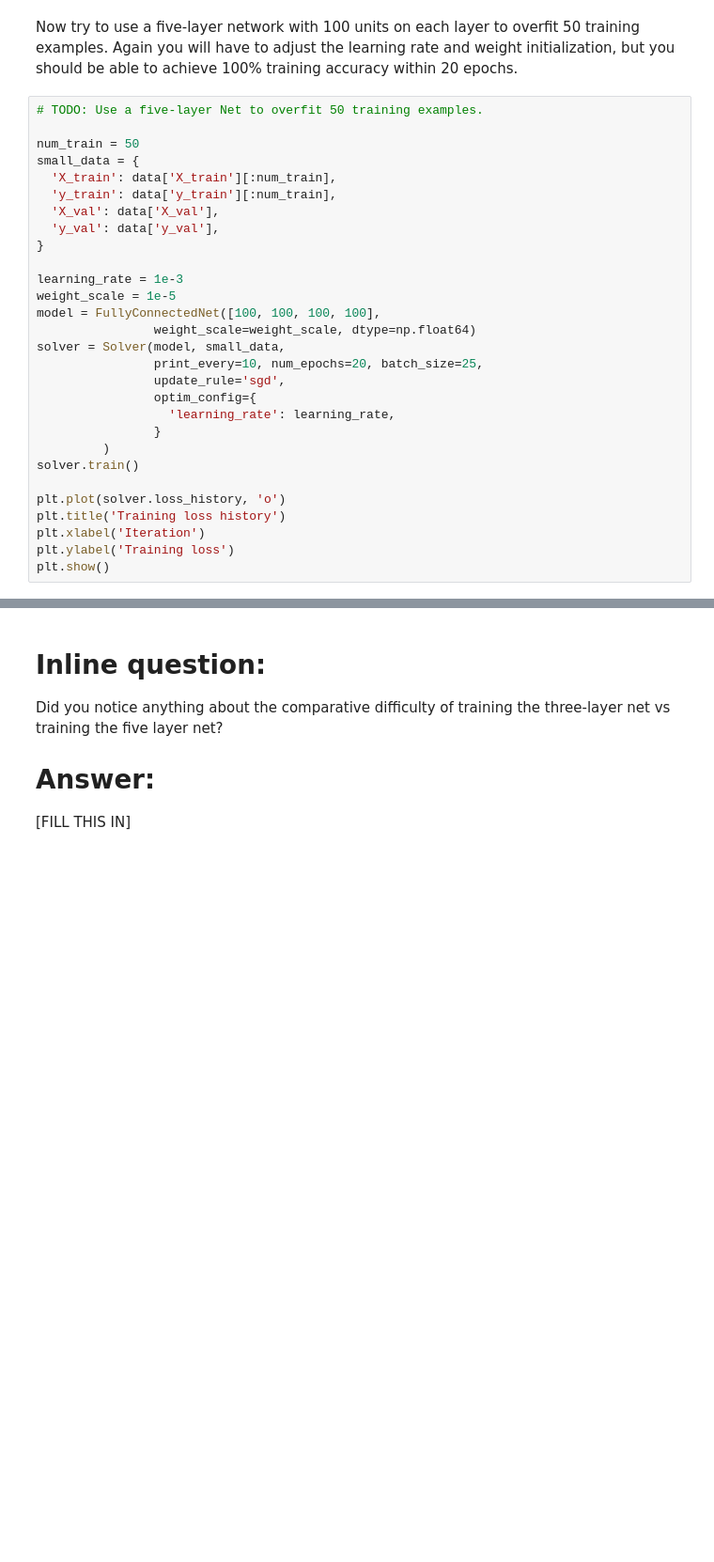
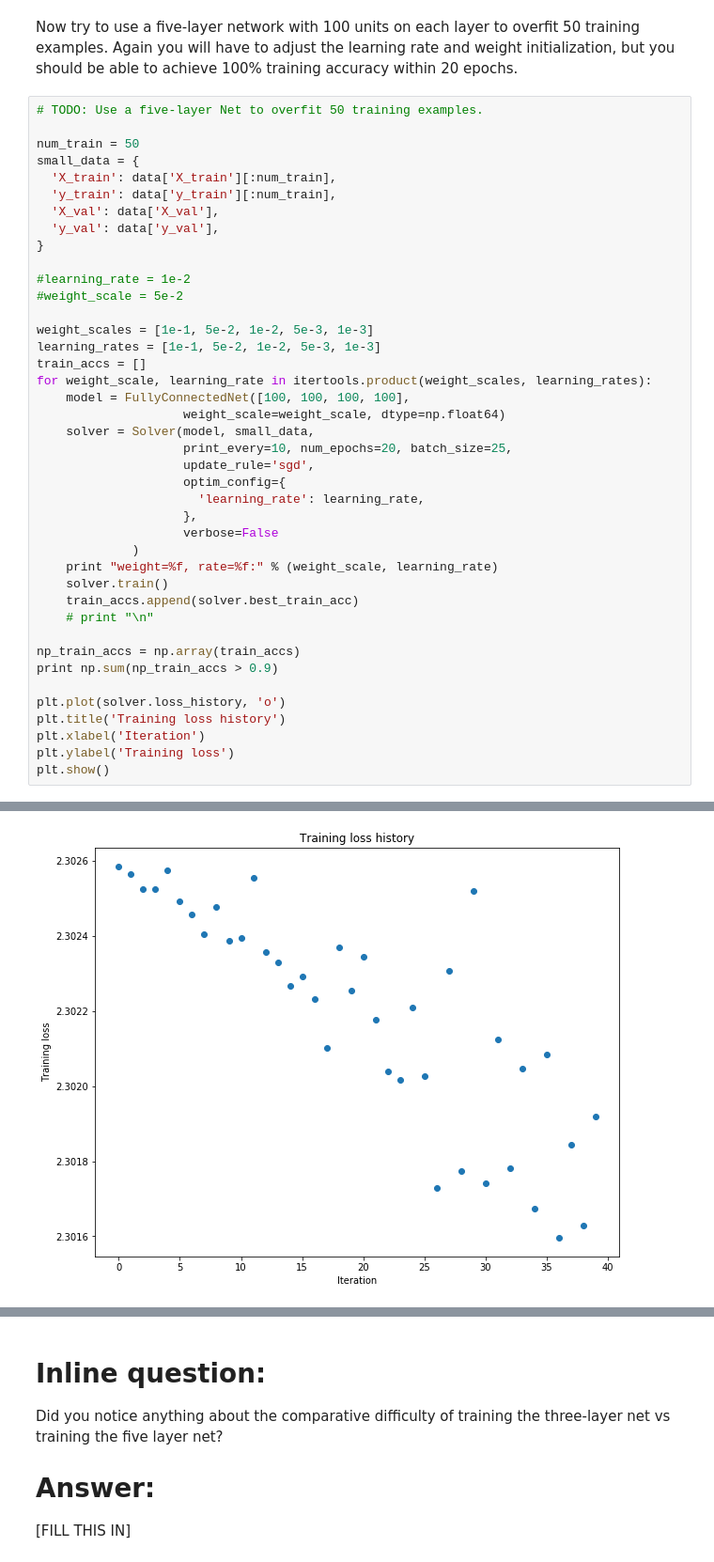
Before and after one commit to Aran00/CS231nAssignments, a Jupyter notebook: assignment2/FullyConnectedNets.ipynb, the cells around one changed output, grey strips where cells are left out. Shown: that part at 94% size. Drawn from its saved outputs; the diff is of its cells as text; blank space fills up the shorter version.

```diff
--- a/assignment2/FullyConnectedNets.ipynb
+++ b/assignment2/FullyConnectedNets.ipynb
@@ -442,21 +493,34 @@ small_data = {
   'y_val': data['y_val'],
 }
 
-learning_rate = 1e-3
-weight_scale = 1e-5
-model = FullyConnectedNet([100, 100, 100, 100],
-                weight_scale=weight_scale, dtype=np.float64)
-solver = Solver(model, small_data,
-                print_every=10, num_epochs=20, batch_size=25,
-                update_rule='sgd',
-                optim_config={
-                  'learning_rate': learning_rate,
-                }
-         )
-solver.train()
+#learning_rate = 1e-2
+#weight_scale = 5e-2
+
+weight_scales = [1e-1, 5e-2, 1e-2, 5e-3, 1e-3]
+learning_rates = [1e-1, 5e-2, 1e-2, 5e-3, 1e-3]
+train_accs = []
+for weight_scale, learning_rate in itertools.product(weight_scales, learning_rates):
+    model = FullyConnectedNet([100, 100, 100, 100],
+                    weight_scale=weight_scale, dtype=np.float64)
+    solver = Solver(model, small_data,
+                    print_every=10, num_epochs=20, batch_size=25,
+                    update_rule='sgd',
+                    optim_config={
+                      'learning_rate': learning_rate,
+                    },
+                    verbose=False
+             )
+    print "weight=%f, rate=%f:" % (weight_scale, learning_rate)
+    solver.train()
+    train_accs.append(solver.best_train_acc)
+    # print "\n"
+
+np_train_accs = np.array(train_accs)
+print np.sum(np_train_accs > 0.9)
 
 plt.plot(solver.loss_history, 'o')
 plt.title('Training loss history')
 plt.xlabel('Iteration')
 plt.ylabel('Training loss')
 plt.show()
+# %% [output]
@@ -462,0 +544 @@ plt.show()
+[figure, added]
```
Also changed, not shown: parts of 11 cells of this notebook, 3 other files.
